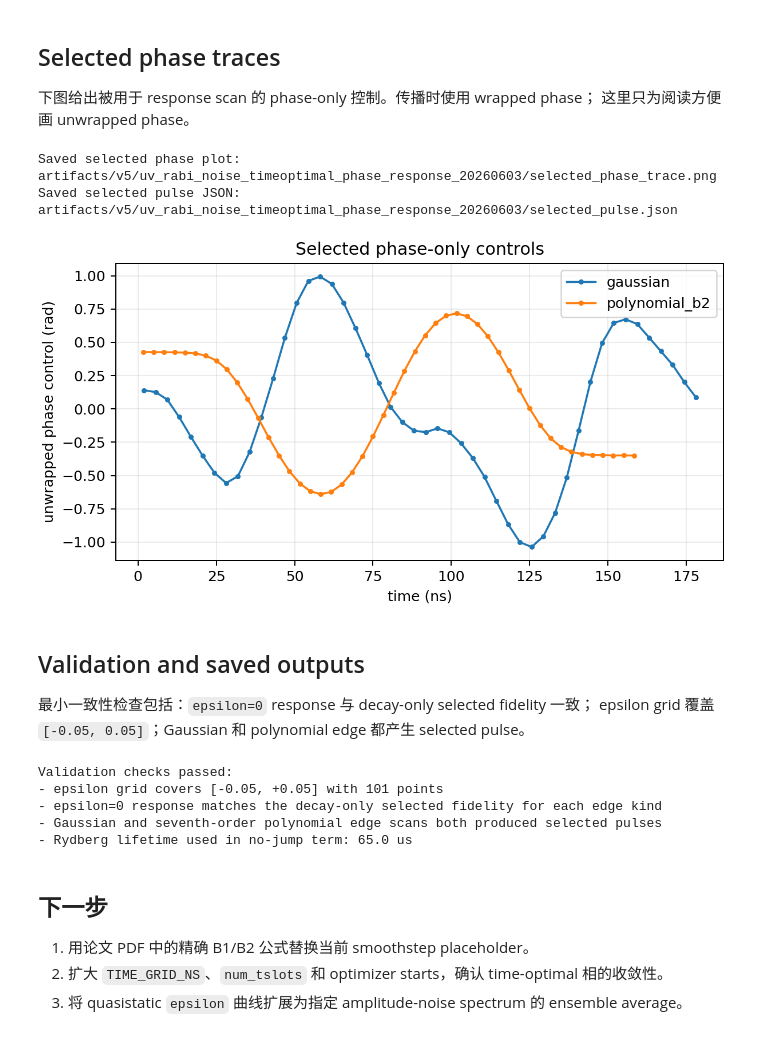
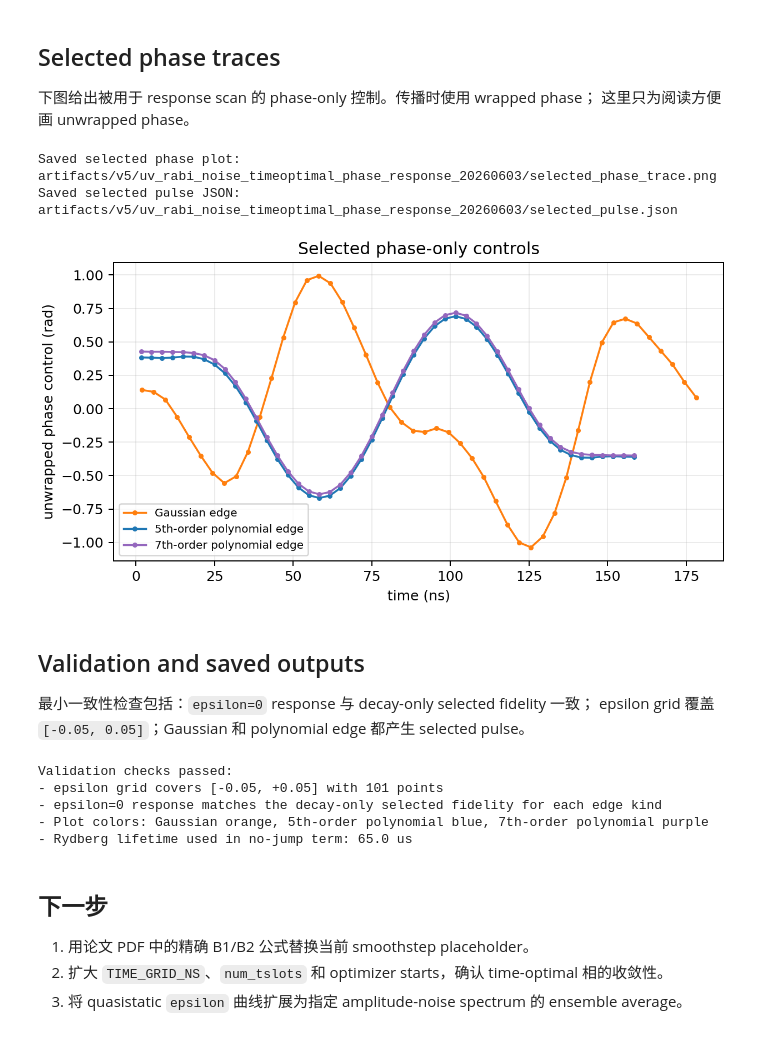
Before and after one commit to Eris-li/Noise-Tolerant-Quantum-Control-Optimization, a Jupyter notebook: notebooks/yb171_uv_rabi_noise_timeoptimal_phase_response.ipynb, the cells around one changed output. Drawn from its saved outputs; the diff is of its cells as text; code cells hidden in the pictures.

```diff
--- a/notebooks/yb171_uv_rabi_noise_timeoptimal_phase_response.ipynb
+++ b/notebooks/yb171_uv_rabi_noise_timeoptimal_phase_response.ipynb
@@ -419,14 +469,15 @@ Saved envelope comparison plot: artifacts/v5/uv_rabi_noise_timeoptimal_phase_res
 all_scan_rows = []
 selected_by_edge = {}
 selection_kind_by_edge = {}
+seed_offsets = {"gaussian": 0, "smoothstep5": 400000, "polynomial_b2": 200000}
 
-for config, seed_offset in [(GAUSSIAN_CONFIG, 0), (POLYNOMIAL_CONFIG, 200000)]:
-    rows, selected, selection_kind = run_time_scan(config, TIME_GRID_NS, seed_offset=seed_offset)
+for edge_kind, config in CONFIG_BY_EDGE.items():
+    rows, selected, selection_kind = run_time_scan(config, TIME_GRID_NS, seed_offset=seed_offsets[edge_kind])
     all_scan_rows.extend(rows)
-    selected_by_edge[config.edge_kind] = selected
-    selection_kind_by_edge[config.edge_kind] = selection_kind
+    selected_by_edge[edge_kind] = selected
+    selection_kind_by_edge[edge_kind] = selection_kind
     print(
-        f"Selected {config.edge_kind}: T={selected['total_time_ns']:.1f} ns "
+        f"Selected {edge_kind}: T={selected['total_time_ns']:.1f} ns "
         f"({selection_kind}), decay-only F_process={selected['process_fidelity']:.9f}"
     )
 
@@ -451,17 +502,24 @@ with scan_csv.open("w", newline="", encoding="utf-8") as handle:
     for row in all_scan_rows:
         writer.writerow({key: row[key] for key in columns})
 
-fig, ax = plt.subplots(figsize=(6.5, 3.5), constrained_layout=True)
-for edge_kind in ["gaussian", "polynomial_b2"]:
+fig, ax = plt.subplots(figsize=(6.8, 3.6), constrained_layout=True)
+for edge_kind in CONFIG_BY_EDGE:
     group = [row for row in all_scan_rows if row["edge_kind"] == edge_kind]
-    ax.plot([row["total_time_ns"] for row in group], [1.0 - row["process_fidelity"] for row in group], marker="o", lw=1.5, label=edge_kind)
-ax.axhline(1.0 - BASE_CONFIG.target_threshold, color="tab:red", ls="--", lw=1.0, label=f"1 - {BASE_CONFIG.target_threshold}")
+    ax.plot(
+        [row["total_time_ns"] for row in group],
+        [1.0 - row["process_fidelity"] for row in group],
+        marker="o",
+        lw=1.5,
+        color=EDGE_COLORS[edge_kind],
+        label=EDGE_LABELS[edge_kind],
+    )
+ax.axhline(1.0 - BASE_CONFIG.target_threshold, color="0.35", ls="--", lw=1.0, label=f"1 - {BASE_CONFIG.target_threshold}")
 ax.set_yscale("log")
 ax.set_xlabel("total time (ns)")
 ax.set_ylabel("process infidelity")
 ax.set_title("Decay-only nominal time scan")
 ax.grid(alpha=0.25, which="both")
-ax.legend()
+ax.legend(fontsize=8)
 time_scan_png = ARTIFACT_DIR / "time_scan_process_infidelity.png"
 fig.savefig(time_scan_png, dpi=180)
 plt.close(fig)
@@ -621,38 +677,46 @@ Saved edge comparison JSON: artifacts/v5/uv_rabi_noise_timeoptimal_phase_respons
 下图给出被用于 response scan 的 phase-only 控制。传播时使用 wrapped phase；
 这里只为阅读方便画 unwrapped phase。
 # %%
-fig, ax = plt.subplots(figsize=(6.7, 3.6), constrained_layout=True)
+fig, ax = plt.subplots(figsize=(6.9, 3.7), constrained_layout=True)
 for edge_kind, selected in selected_by_edge.items():
-    model = UVPhaseModel(GAUSSIAN_CONFIG if edge_kind == "gaussian" else POLYNOMIAL_CONFIG, total_time_ns=float(selected["total_time_ns"]))
+    model = UVPhaseModel(CONFIG_BY_EDGE[edge_kind], total_time_ns=float(selected["total_time_ns"]))
     phase_times_ns = (np.arange(BASE_CONFIG.num_tslots) + 0.5) * model.total_time_ns / BASE_CONFIG.num_tslots
-    ax.plot(phase_times_ns, unwrap_for_plot(selected["phases"]), marker="o", ms=2.6, lw=1.4, label=edge_kind)
+    ax.plot(
+        phase_times_ns,
+        unwrap_for_plot(selected["phases"]),
+        marker="o",
+        ms=2.6,
+        lw=1.4,
+        color=EDGE_COLORS[edge_kind],
+        label=EDGE_LABELS[edge_kind],
+    )
 ax.set_xlabel("time (ns)")
 ax.set_ylabel("unwrapped phase control (rad)")
 ax.set_title("Selected phase-only controls")
 ax.grid(alpha=0.25)
-ax.legend()
+ax.legend(fontsize=8)
 phase_png = ARTIFACT_DIR / "selected_phase_trace.png"
 fig.savefig(phase_png, dpi=180)
 plt.close(fig)
 
 selected_json = ARTIFACT_DIR / "selected_pulse.json"
 selected_json.write_text(
     json.dumps(
         {
             "config": BASE_CONFIG.__dict__,
             "selection_kind_by_edge": selection_kind_by_edge,
             "selected_by_edge": selected_by_edge,
         },
         indent=2,
     ),
     encoding="utf-8",
 )
 print(f"Saved selected phase plot: {phase_png}")
 print(f"Saved selected pulse JSON: {selected_json}")
 # %% [output]
 Saved selected phase plot: artifacts/v5/uv_rabi_noise_timeoptimal_phase_response_20260603/selected_phase_trace.png
 Saved selected pulse JSON: artifacts/v5/uv_rabi_noise_timeoptimal_phase_response_20260603/selected_pulse.json
-[figure, old version]
+[figure, new version]
 # %% [markdown]
 ## Validation and saved outputs
 
@@ -667,20 +731,21 @@ for edge_kind, rows in response_rows_by_edge.items():
 assert len(EPSILON_VALUES) == 101
 assert abs(float(EPSILON_VALUES[0]) + 0.05) < 1e-12
 assert abs(float(EPSILON_VALUES[-1]) - 0.05) < 1e-12
-assert "polynomial_b2" in selected_by_edge
-assert (ARTIFACT_DIR / "edge_comparison_results.json").exists()
-assert np.all((polynomial_model.envelope >= 0.0) & (polynomial_model.envelope <= 1.0))
+assert set(selected_by_edge) == {"gaussian", "smoothstep5", "polynomial_b2"}
+assert EDGE_COLORS == {"gaussian": "tab:orange", "smoothstep5": "tab:blue", "polynomial_b2": "tab:purple"}
+assert EDGE_LABELS["smoothstep5"] == "5th-order polynomial edge"
+assert np.all((models_for_envelope["smoothstep5"].envelope >= 0.0) & (models_for_envelope["smoothstep5"].envelope <= 1.0))
 
 print("Validation checks passed:")
 print(f"- epsilon grid covers [{EPSILON_VALUES[0]:+.2f}, {EPSILON_VALUES[-1]:+.2f}] with {len(EPSILON_VALUES)} points")
 print("- epsilon=0 response matches the decay-only selected fidelity for each edge kind")
-print("- Gaussian and seventh-order polynomial edge scans both produced selected pulses")
+print("- Plot colors: Gaussian orange, 5th-order polynomial blue, 7th-order polynomial purple")
 print(f"- Rydberg lifetime used in no-jump term: {BASE_CONFIG.rydberg_lifetime_s * 1e6:.1f} us")
 # %% [output]
 Validation checks passed:
 - epsilon grid covers [-0.05, +0.05] with 101 points
 - epsilon=0 response matches the decay-only selected fidelity for each edge kind
-- Gaussian and seventh-order polynomial edge scans both produced selected pulses
+- Plot colors: Gaussian orange, 5th-order polynomial blue, 7th-order polynomial purple
 - Rydberg lifetime used in no-jump term: 65.0 us
 # %% [markdown]
 ## 下一步
```
Also changed, not shown: parts of 6 cells of this notebook, 11 other files.
